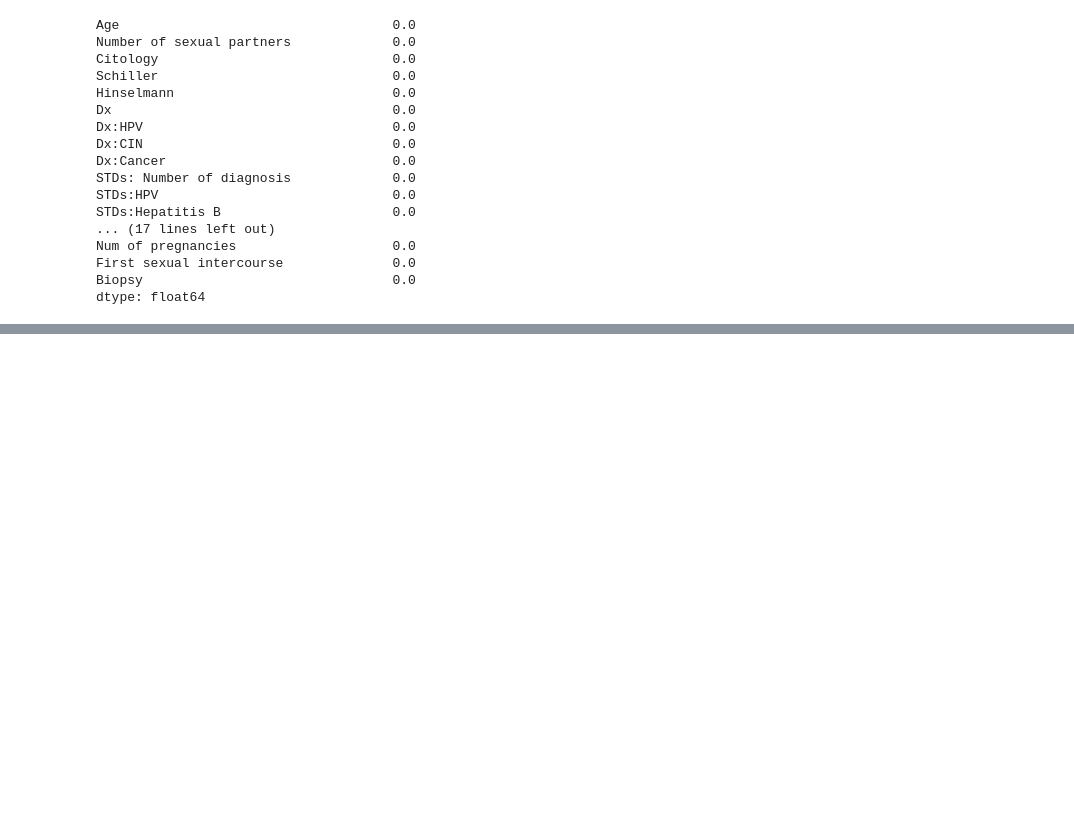
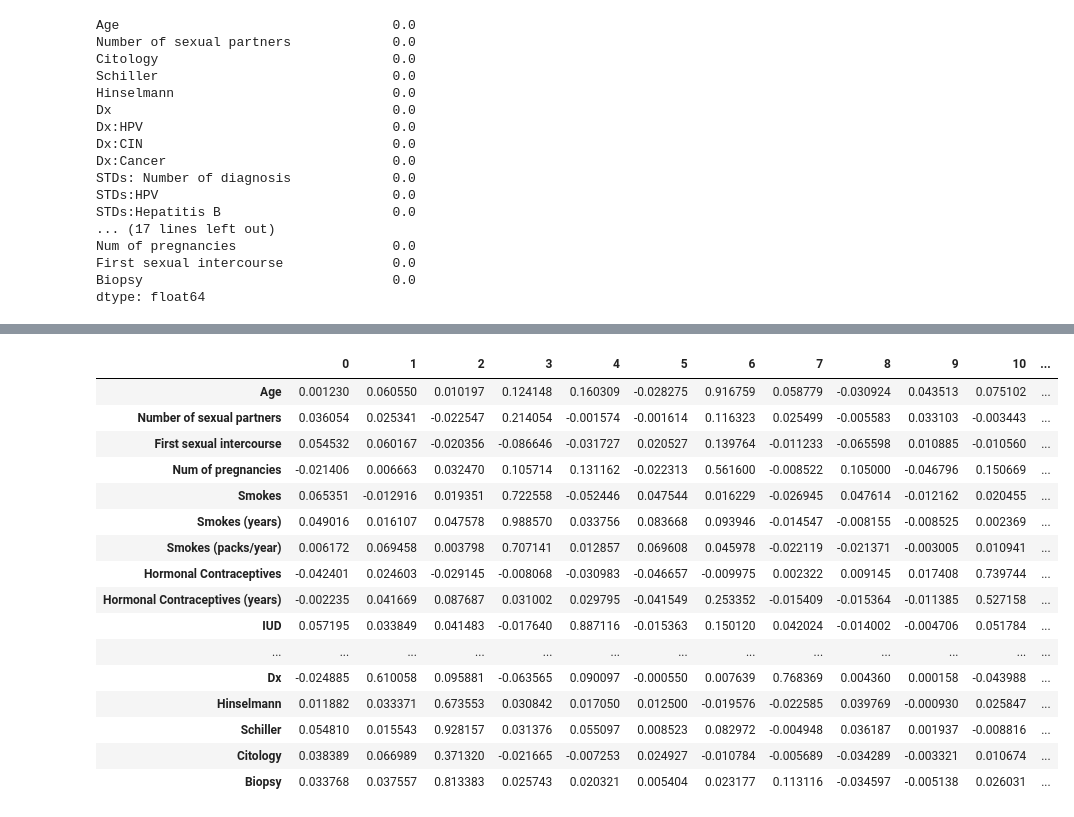
Before and after one commit to Estef072/Lab1-DC, a Jupyter notebook: Analisis.ipynb, the cells around one changed output, grey strips where cells are left out. Saved outputs shown, nothing was run; the diff lists cells and outputs as text; code cells hidden in the pictures; blank space fills up the shorter version.

```diff
--- a/Analisis.ipynb
+++ b/Analisis.ipynb
@@ -118,0 +159,25 @@ dtype: float64
+# %%
+fa = FactorAnalyzer(n_factors=13, rotation="varimax")
+fa.fit(data)
+
+loadings = fa.loadings_
+loadings_df = pd.DataFrame(loadings, index=data.columns)
+loadings_df
+# %% [output]
+|  | 0 | 1 | 2 | 3 | 4 | 5 | 6 | 7 | 8 | 9 | 10 | ... |
+| Age | 0.001230 | 0.060550 | 0.010197 | 0.124148 | 0.160309 | -0.028275 | 0.916759 | 0.058779 | -0.030924 | 0.043513 | 0.075102 | ... |
+| Number of sexual partners | 0.036054 | 0.025341 | -0.022547 | 0.214054 | -0.001574 | -0.001614 | 0.116323 | 0.025499 | -0.005583 | 0.033103 | -0.003443 | ... |
+| First sexual intercourse | 0.054532 | 0.060167 | -0.020356 | -0.086646 | -0.031727 | 0.020527 | 0.139764 | -0.011233 | -0.065598 | 0.010885 | -0.010560 | ... |
+| Num of pregnancies | -0.021406 | 0.006663 | 0.032470 | 0.105714 | 0.131162 | -0.022313 | 0.561600 | -0.008522 | 0.105000 | -0.046796 | 0.150669 | ... |
+| Smokes | 0.065351 | -0.012916 | 0.019351 | 0.722558 | -0.052446 | 0.047544 | 0.016229 | -0.026945 | 0.047614 | -0.012162 | 0.020455 | ... |
+| Smokes (years) | 0.049016 | 0.016107 | 0.047578 | 0.988570 | 0.033756 | 0.083668 | 0.093946 | -0.014547 | -0.008155 | -0.008525 | 0.002369 | ... |
+| Smokes (packs/year) | 0.006172 | 0.069458 | 0.003798 | 0.707141 | 0.012857 | 0.069608 | 0.045978 | -0.022119 | -0.021371 | -0.003005 | 0.010941 | ... |
+| Hormonal Contraceptives | -0.042401 | 0.024603 | -0.029145 | -0.008068 | -0.030983 | -0.046657 | -0.009975 | 0.002322 | 0.009145 | 0.017408 | 0.739744 | ... |
+| Hormonal Contraceptives (years) | -0.002235 | 0.041669 | 0.087687 | 0.031002 | 0.029795 | -0.041549 | 0.253352 | -0.015409 | -0.015364 | -0.011385 | 0.527158 | ... |
+| IUD | 0.057195 | 0.033849 | 0.041483 | -0.017640 | 0.887116 | -0.015363 | 0.150120 | 0.042024 | -0.014002 | -0.004706 | 0.051784 | ... |
+| ... | ... | ... | ... | ... | ... | ... | ... | ... | ... | ... | ... | ... |
+| Dx | -0.024885 | 0.610058 | 0.095881 | -0.063565 | 0.090097 | -0.000550 | 0.007639 | 0.768369 | 0.004360 | 0.000158 | -0.043988 | ... |
+| Hinselmann | 0.011882 | 0.033371 | 0.673553 | 0.030842 | 0.017050 | 0.012500 | -0.019576 | -0.022585 | 0.039769 | -0.000930 | 0.025847 | ... |
+| Schiller | 0.054810 | 0.015543 | 0.928157 | 0.031376 | 0.055097 | 0.008523 | 0.082972 | -0.004948 | 0.036187 | 0.001937 | -0.008816 | ... |
+| Citology | 0.038389 | 0.066989 | 0.371320 | -0.021665 | -0.007253 | 0.024927 | -0.010784 | -0.005689 | -0.034289 | -0.003321 | 0.010674 | ... |
+| Biopsy | 0.033768 | 0.037557 | 0.813383 | 0.025743 | 0.020321 | 0.005404 | 0.023177 | 0.113116 | -0.034597 | -0.005138 | 0.026031 | ... |
```
Also changed, not shown: parts of 7 cells of this notebook.
